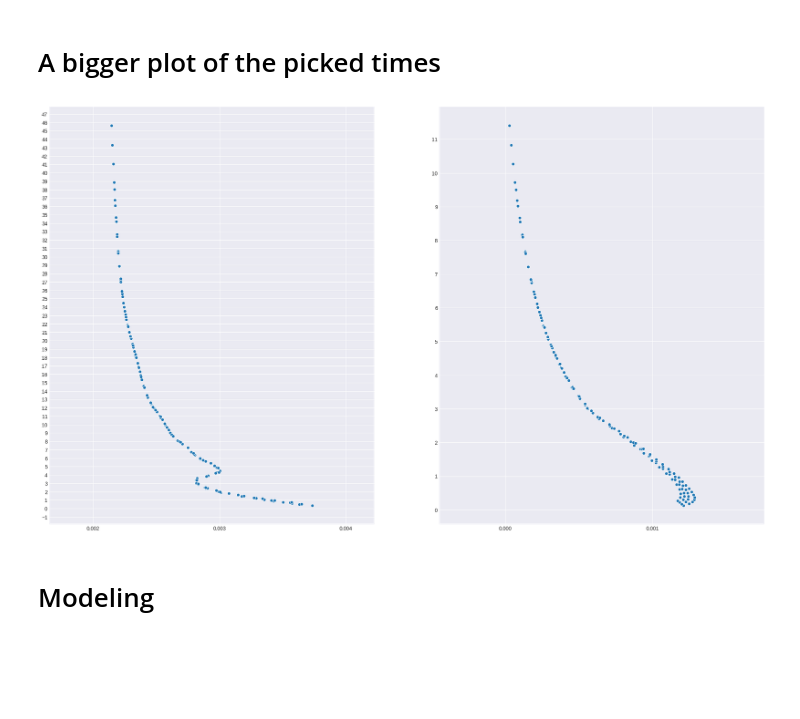
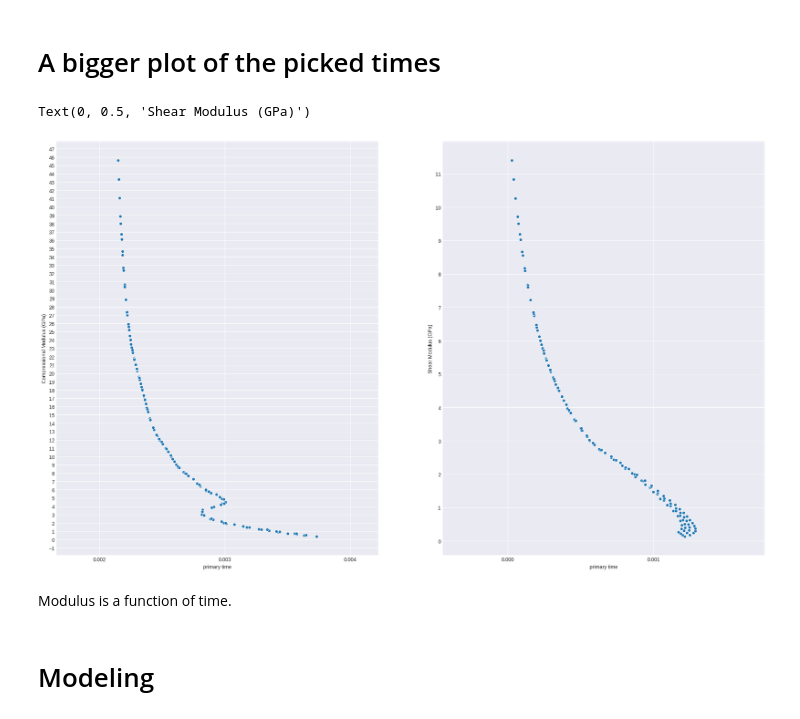
Before and after one commit to navaneethakumar-balasubramanian/rhino_theory, a Jupyter notebook: notebooks/Modeling.ipynb, the cells around one changed output. Saved outputs shown, nothing was run; the diff lists cells and outputs as text; code cells hidden in the pictures; blank space fills up the shorter version.

```diff
--- a/notebooks/Modeling.ipynb
+++ b/notebooks/Modeling.ipynb
@@ -254,21 +257,29 @@ sns.distplot(tangential_delays, label='tangential_time', ax=ax2, kde=False, bins
 # %%
 import matplotlib.ticker as ticker
 
 
 fig, axes = plt.subplots(1, 2, figsize=(25,15), dpi=100, sharey=False)
 sns.scatterplot(axial_delays, axial_modulus, ax=axes[0])
 sns.scatterplot(tangential_delays, tangential_modulus, ax=axes[1])
 for ax in axes.ravel():
     ax.yaxis.set_major_locator(ticker.MultipleLocator(1))
     ax.xaxis.set_major_locator(ticker.MultipleLocator(0.001))
     ax.xaxis.set_major_formatter(ticker.ScalarFormatter())
 
+axes[0].set_xlabel('primary time')
+axes[0].set_ylabel('Compressional Modulus (GPa)')
+
+axes[1].set_xlabel('primary time')
+axes[1].set_ylabel('Shear Modulus (GPa)')
 #     ax.set_ylim(0, MODULUS_RANGE[1])
 
 # axes[0].set_xlim(0.0005, 0.0012)
 # axes[1].set_xlim(-.002, -.0015)
 # %% [output]
+Text(0, 0.5, 'Shear Modulus (GPa)')
-[figure, old version]
+[figure, new version]
+# %% [markdown]
+Modulus is a function of time.
 # %% [markdown]
 # Modeling
 # %% [markdown]
```
Also changed, not shown: parts of 11 cells of this notebook.
